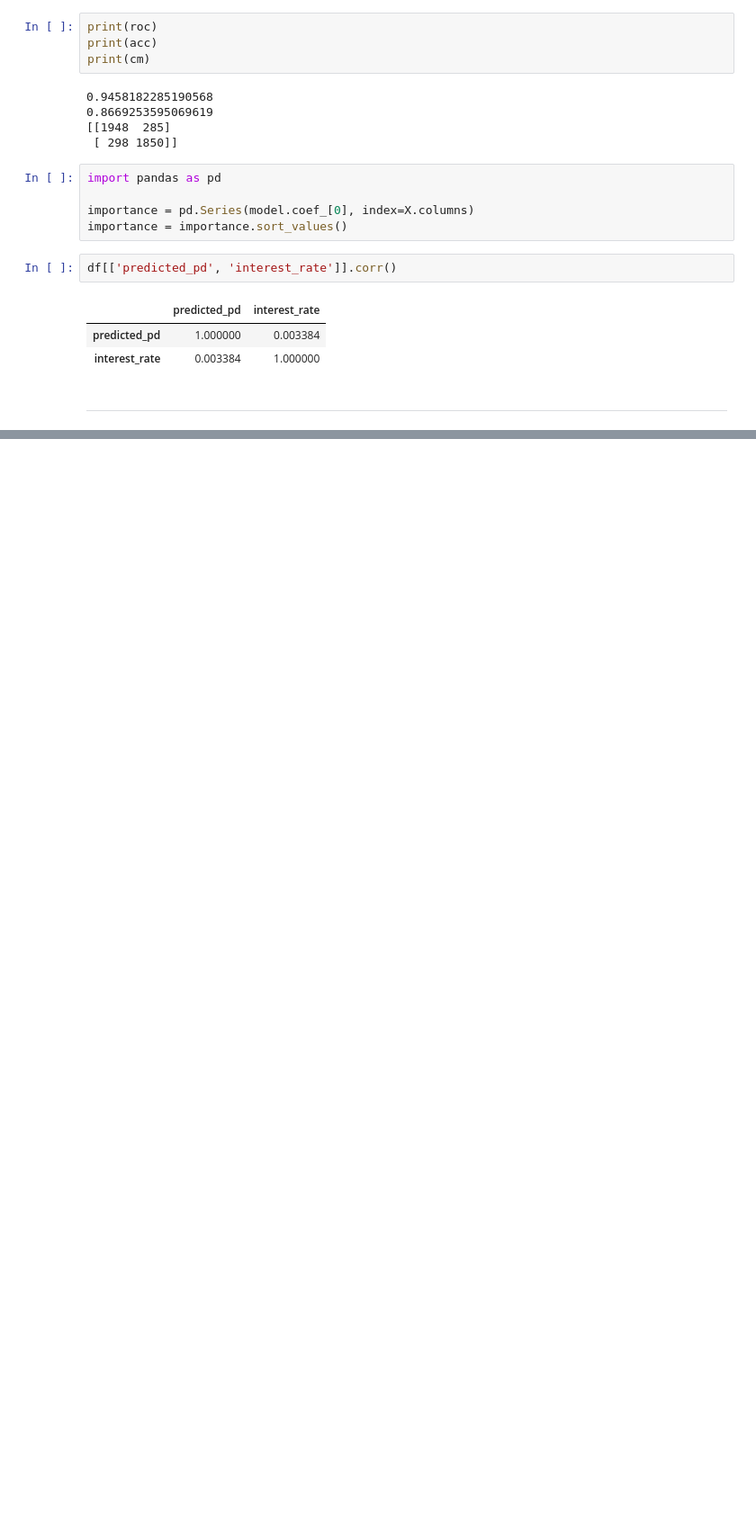
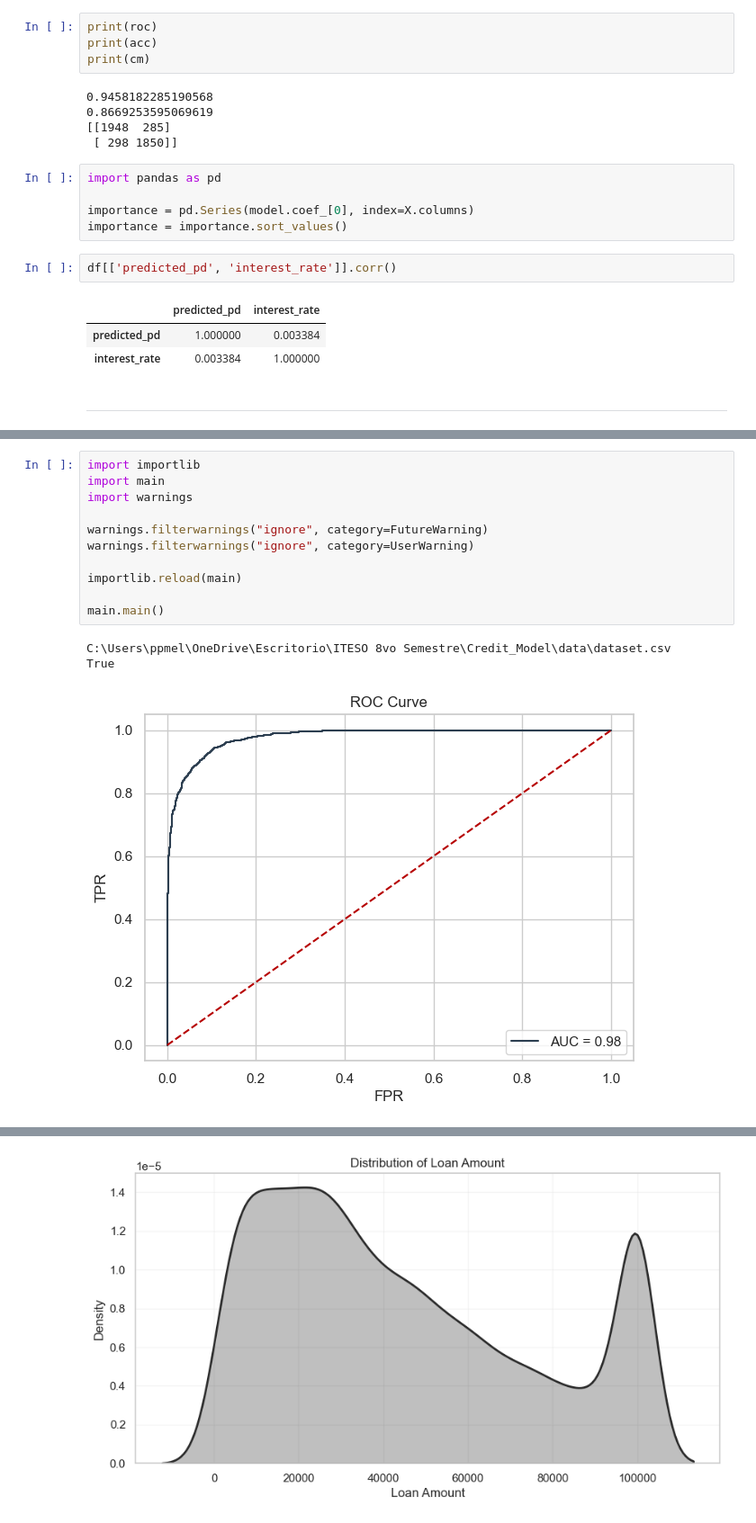
Before and after one commit to ppmelch/Credit_Model, a Jupyter notebook: notebooks/notebook.ipynb, the cells around one changed output, grey strips where cells are left out. Shown at 90% size. Drawn from its saved outputs; the diff is of its cells as text; blank space fills up the shorter version.

```diff
--- a/notebooks/notebook.ipynb
+++ b/notebooks/notebook.ipynb
@@ -217,0 +251,15 @@ df
+# %%
+import importlib
+import main
+import warnings
+
+warnings.filterwarnings("ignore", category=FutureWarning)
+warnings.filterwarnings("ignore", category=UserWarning)
+
+importlib.reload(main)
+
+main.main()
+# %% [output]
+C:\Users\ppmel\OneDrive\Escritorio\ITESO 8vo Semestre\Credit_Model\data\dataset.csv
+True
+[figure, added]
@@ -217,0 +268 @@ df
+[figure, added]
```
Also changed, not shown: parts of 13 cells of this notebook, 6 other files.
